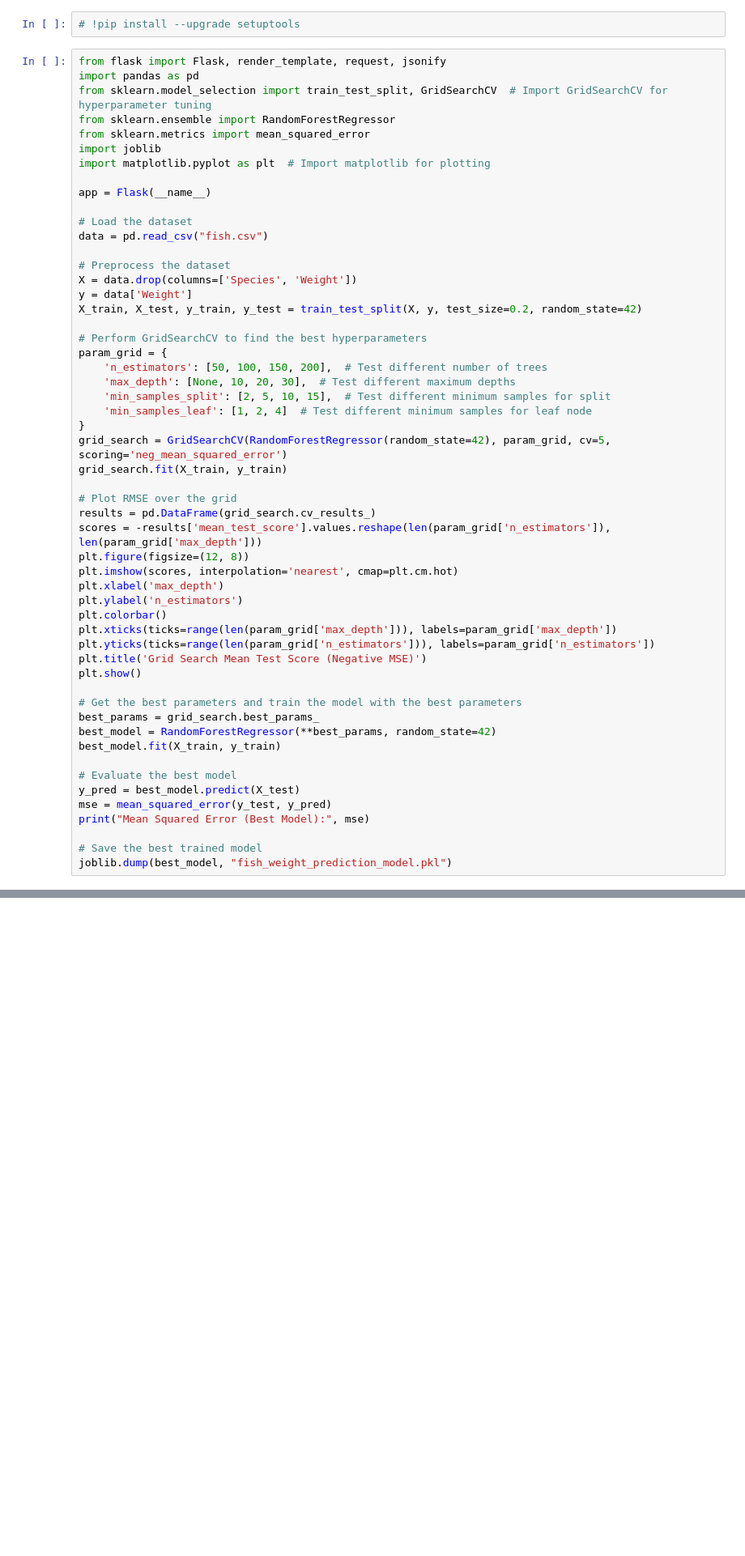
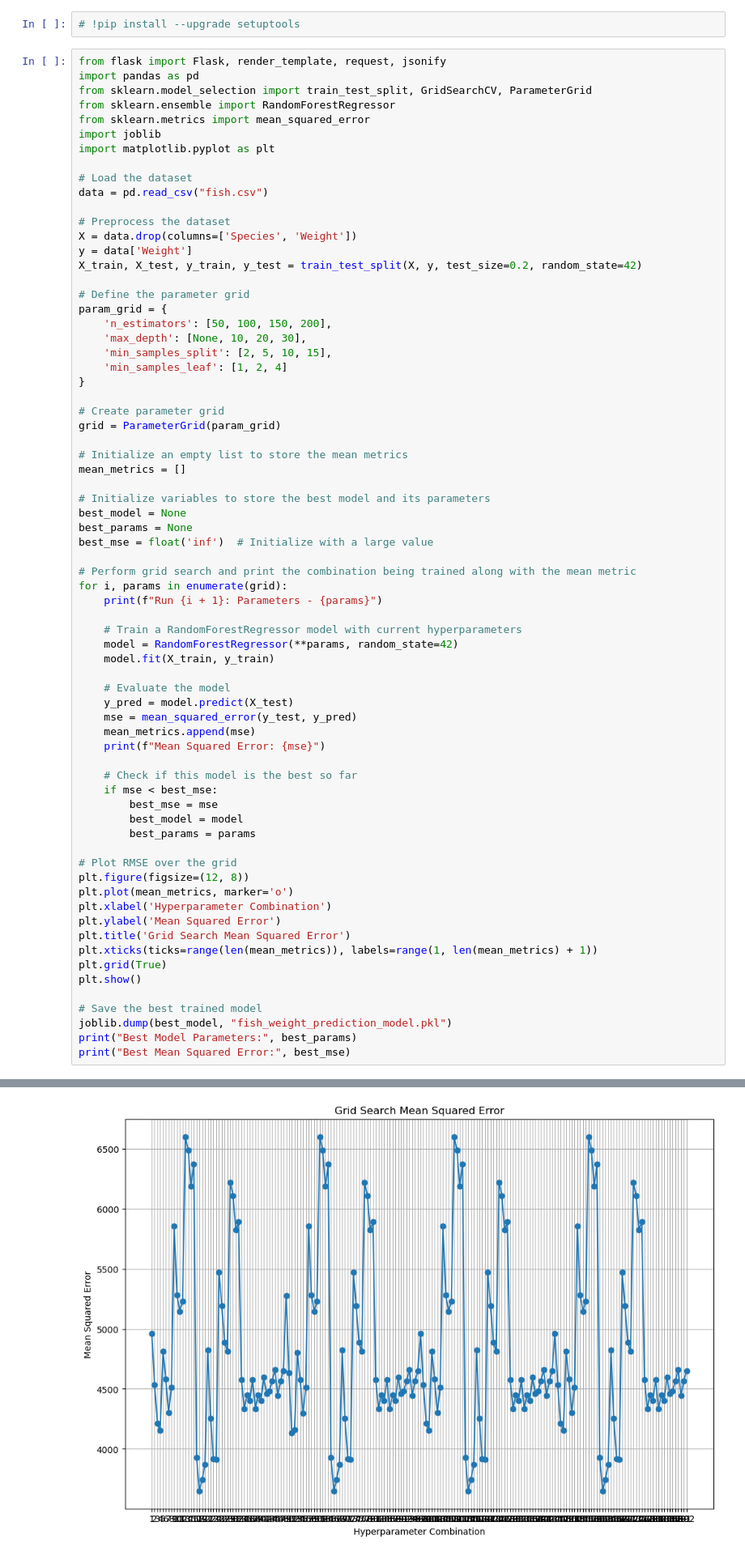
Before and after one commit to shukanthakkar/fish_weight_prediction, a Jupyter notebook: training.ipynb, the cells around one changed output, grey strips where cells are left out. Shown: that part at 81% size. Drawn from its saved outputs; the diff is of its cells as text; blank space fills up the shorter version.

```diff
--- a/training.ipynb
+++ b/training.ipynb
@@ -5,13 +5,11 @@
 # %%
 from flask import Flask, render_template, request, jsonify
 import pandas as pd
-from sklearn.model_selection import train_test_split, GridSearchCV  # Import GridSearchCV for hyperparameter tuning
+from sklearn.model_selection import train_test_split, GridSearchCV, ParameterGrid
 from sklearn.ensemble import RandomForestRegressor
 from sklearn.metrics import mean_squared_error
 import joblib
-import matplotlib.pyplot as plt  # Import matplotlib for plotting
-
-app = Flask(__name__)
+import matplotlib.pyplot as plt
 
 # Load the dataset
 data = pd.read_csv("fish.csv")
@@ -21,39 +19,57 @@ X = data.drop(columns=['Species', 'Weight'])
 y = data['Weight']
 X_train, X_test, y_train, y_test = train_test_split(X, y, test_size=0.2, random_state=42)
 
-# Perform GridSearchCV to find the best hyperparameters
+# Define the parameter grid
 param_grid = {
-    'n_estimators': [50, 100, 150, 200],  # Test different number of trees
-    'max_depth': [None, 10, 20, 30],  # Test different maximum depths
-    'min_samples_split': [2, 5, 10, 15],  # Test different minimum samples for split
-    'min_samples_leaf': [1, 2, 4]  # Test different minimum samples for leaf node
+    'n_estimators': [50, 100, 150, 200],
+    'max_depth': [None, 10, 20, 30],
+    'min_samples_split': [2, 5, 10, 15],
+    'min_samples_leaf': [1, 2, 4]
 }
-grid_search = GridSearchCV(RandomForestRegressor(random_state=42), param_grid, cv=5, scoring='neg_mean_squared_error')
-grid_search.fit(X_train, y_train)
+
+# Create parameter grid
+grid = ParameterGrid(param_grid)
+
+# Initialize an empty list to store the mean metrics
+mean_metrics = []
+
+# Initialize variables to store the best model and its parameters
+best_model = None
+best_params = None
+best_mse = float('inf')  # Initialize with a large value
+
+# Perform grid search and print the combination being trained along with the mean metric
+for i, params in enumerate(grid):
+    print(f"Run {i + 1}: Parameters - {params}")
+
+    # Train a RandomForestRegressor model with current hyperparameters
+    model = RandomForestRegressor(**params, random_state=42)
+    model.fit(X_train, y_train)
+
+    # Evaluate the model
+    y_pred = model.predict(X_test)
+    mse = mean_squared_error(y_test, y_pred)
+    mean_metrics.append(mse)
+    print(f"Mean Squared Error: {mse}")
+
+    # Check if this model is the best so far
+    if mse < best_mse:
+        best_mse = mse
+        best_model = model
+        best_params = params
 
 # Plot RMSE over the grid
-results = pd.DataFrame(grid_search.cv_results_)
-scores = -results['mean_test_score'].values.reshape(len(param_grid['n_estimators']), len(param_grid['max_depth']))
 plt.figure(figsize=(12, 8))
-plt.imshow(scores, interpolation='nearest', cmap=plt.cm.hot)
-plt.xlabel('max_depth')
-plt.ylabel('n_estimators')
-plt.colorbar()
-plt.xticks(ticks=range(len(param_grid['max_depth'])), labels=param_grid['max_depth'])
-plt.yticks(ticks=range(len(param_grid['n_estimators'])), labels=param_grid['n_estimators'])
-plt.title('Grid Search Mean Test Score (Negative MSE)')
+plt.plot(mean_metrics, marker='o')
+plt.xlabel('Hyperparameter Combination')
+plt.ylabel('Mean Squared Error')
+plt.title('Grid Search Mean Squared Error')
+plt.xticks(ticks=range(len(mean_metrics)), labels=range(1, len(mean_metrics) + 1))
+plt.grid(True)
 plt.show()
-
-# Get the best parameters and train the model with the best parameters
-best_params = grid_search.best_params_
-best_model = RandomForestRegressor(**best_params, random_state=42)
-best_model.fit(X_train, y_train)
-
-# Evaluate the best model
-y_pred = best_model.predict(X_test)
-mse = mean_squared_error(y_test, y_pred)
-print("Mean Squared Error (Best Model):", mse)
 
 # Save the best trained model
 joblib.dump(best_model, "fish_weight_prediction_model.pkl")
+print("Best Model Parameters:", best_params)
+print("Best Mean Squared Error:", best_mse)
 # %% [output]
@@ -60,0 +93 @@ ValueError: cannot reshape array of size 192 into shape (4,4)
+[figure, added]
```
Also changed, not shown: parts of 1 cell of this notebook, 3 other files.
